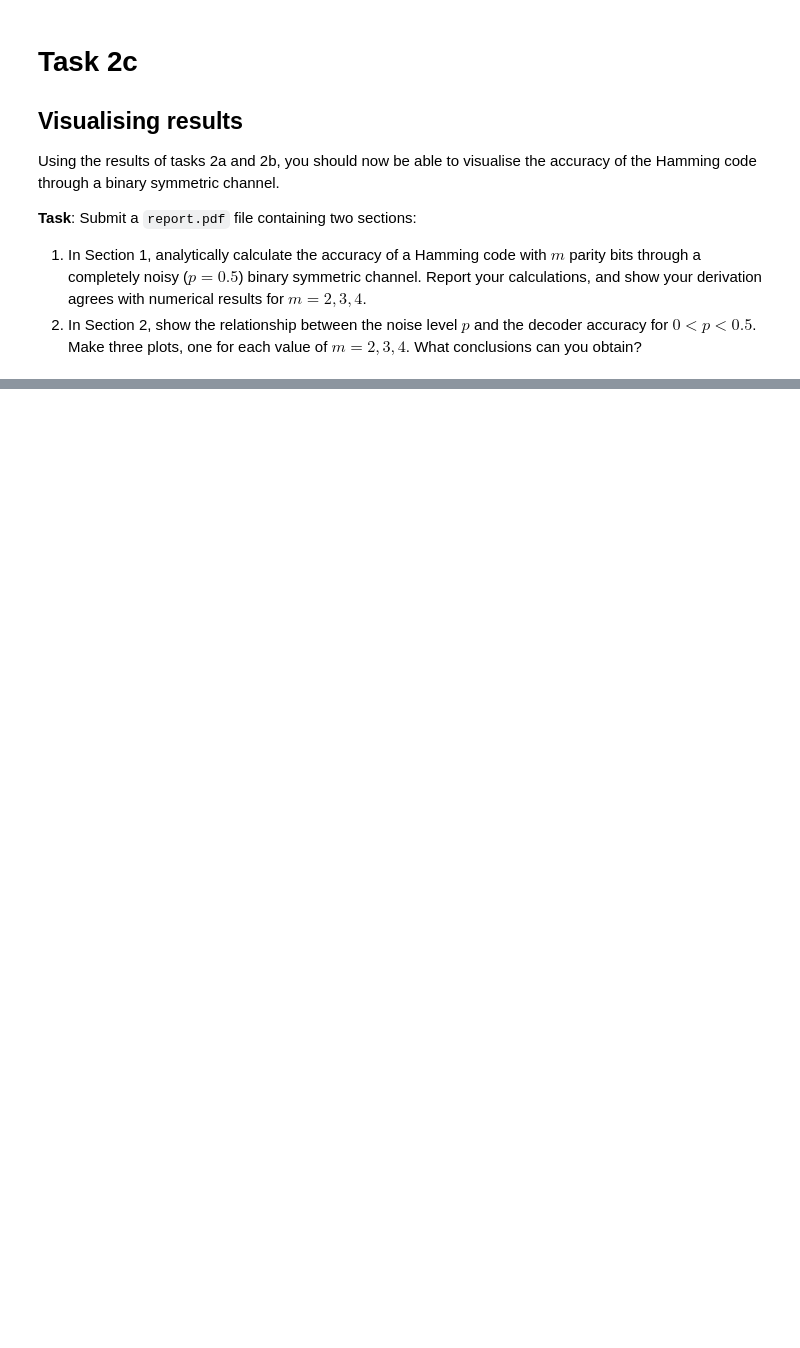
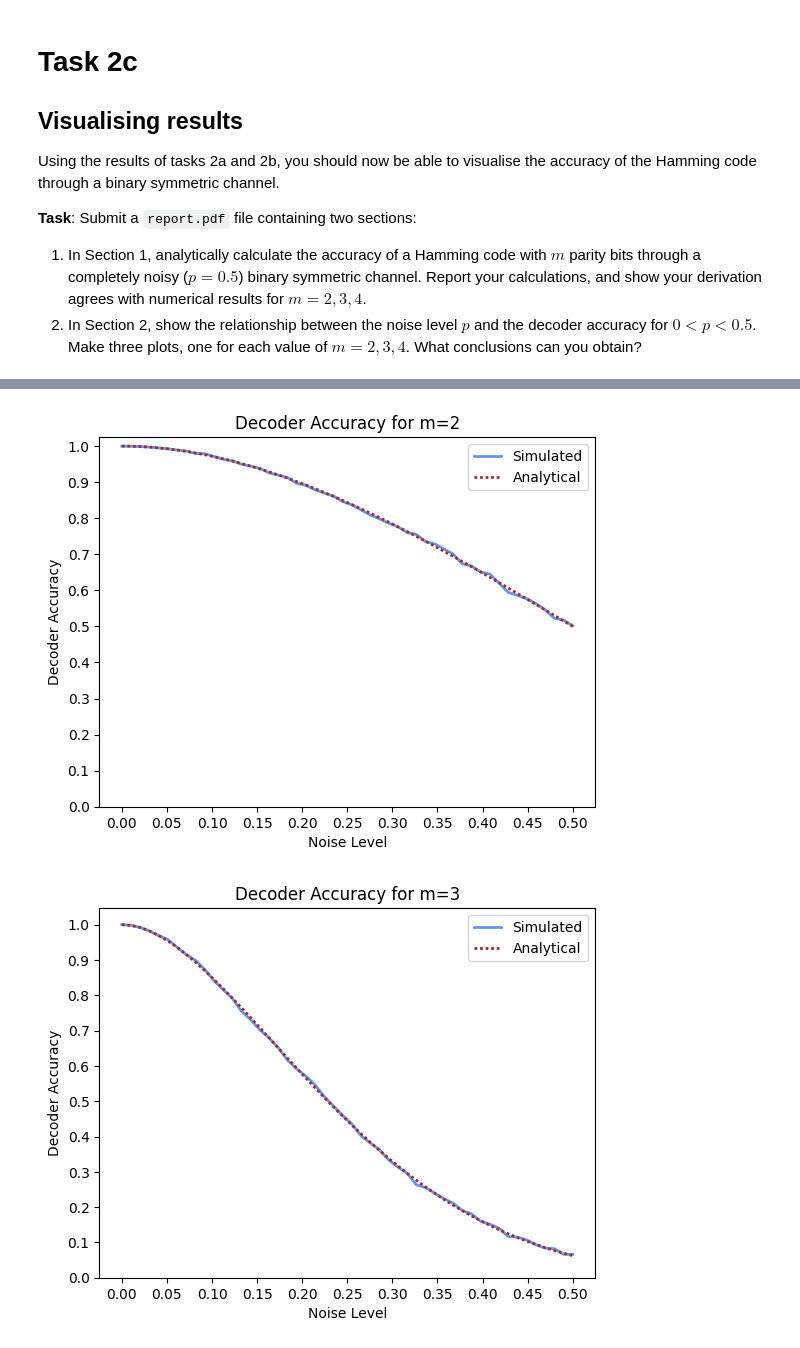
Before and after one commit to belfioreasia/Statistical-Information-Theory, a Jupyter notebook: Lab_4_Hamming_code.ipynb, the cells around one changed output, grey strips where cells are left out. Saved outputs shown, nothing was run; the diff lists cells and outputs as text; code cells hidden in the pictures; blank space fills up the shorter version.

```diff
--- a/Lab_4_Hamming_code.ipynb
+++ b/Lab_4_Hamming_code.ipynb
@@ -435,0 +541,46 @@ for m in parity_bits:
+# %%
+reload(cw)
+import scipy.special as sp
+
+x_ticks = [0., 0.05, 0.1, 0.15, 0.2, 0.25, 0.3, 0.35, 0.4, 0.45, 0.5]
+probabilities = np.linspace(0., 0.5)
+# probabilities = x_ticks
+parity_bits = [2, 3, 4]
+
+accuracies_by_m = {}
+analytical_accuracies_by_m = {}
+
+accuracies = np.ndarray((len(parity_bits),len(probabilities)))
+analytical_accuracies = np.ndarray((len(parity_bits),len(probabilities)))
+for j in range(len(parity_bits)):
+    m = parity_bits[j]
+    n = 2**m - 1
+    for i in range(len(probabilities)):
+        p = probabilities[i]
+        accuracies[j,i] = cw.decoder_accuracy(m, p)
+
+        p0 = (1-p)**n
+        p1 = n*p*((1-p)**(n-1))
+        p2 = 0
+        for r in range(2,n+1):
+            p2 += sp.binom(n, r)*(p**r)*((1-p)**(n-r))
+        analytical_accuracies[j,i] = (p0+p1)/(p0+p1+p2)
+
+    accuracies_by_m[m] = accuracies[j,:].tolist()
+    analytical_accuracies_by_m[m] = analytical_accuracies[j,:].tolist()
+
+for m in parity_bits:
+    plt.title(f"Decoder Accuracy for m={m}")
+    plt.ylabel("Decoder Accuracy")
+    plt.xlabel("Noise Level")
+    plt.xticks(x_ticks)
+    plt.plot(probabilities, accuracies_by_m[m], label="Simulated", color="cornflowerblue", lw=2)
+    plt.plot(probabilities, analytical_accuracies_by_m[m], label="Analytical",
+             color="brown", dashes=[1, 1], lw=2)
+    plt.yticks([1, .9, .8, .7, .6, .5, .4, .3, .2, .1, 0])
+    plt.legend(loc="upper right")
+    plt.savefig(f"compared/accuracy_m{m}.pdf", format="pdf")
+    plt.show()
+# %% [output]
+[figure, added]
+[figure, added]
```
Also changed, not shown: parts of 9 cells of this notebook, 9 other files.
